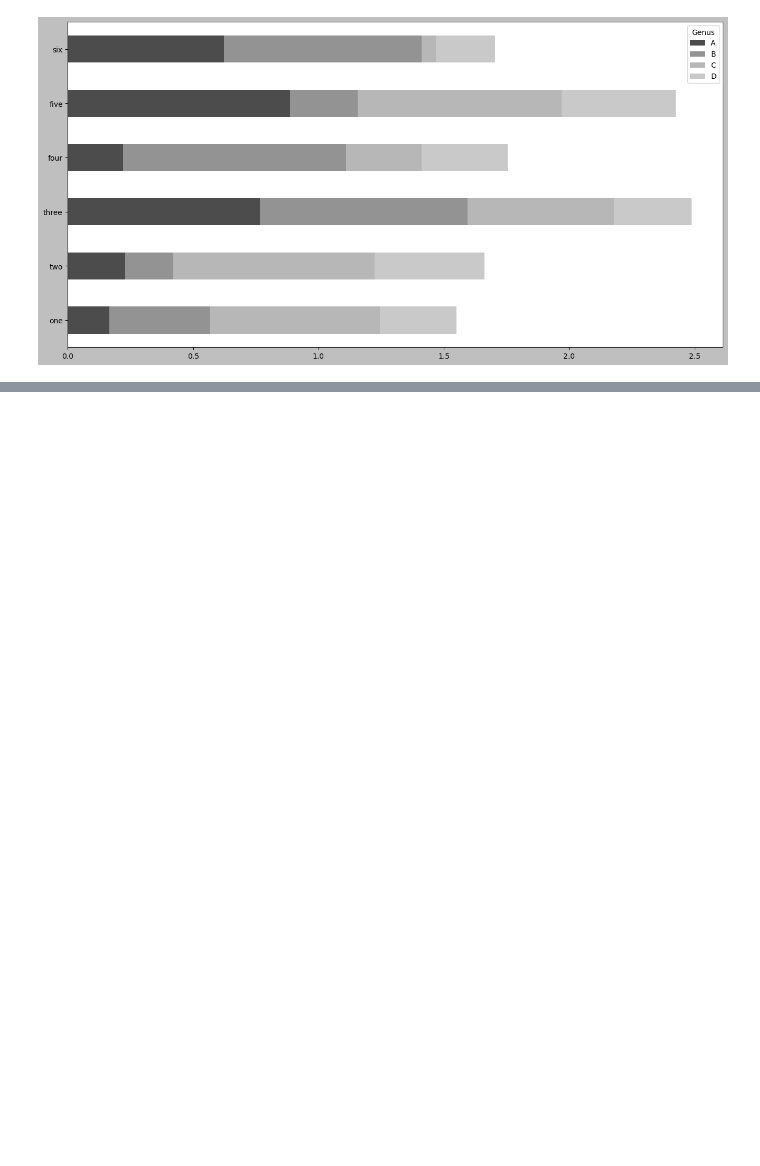
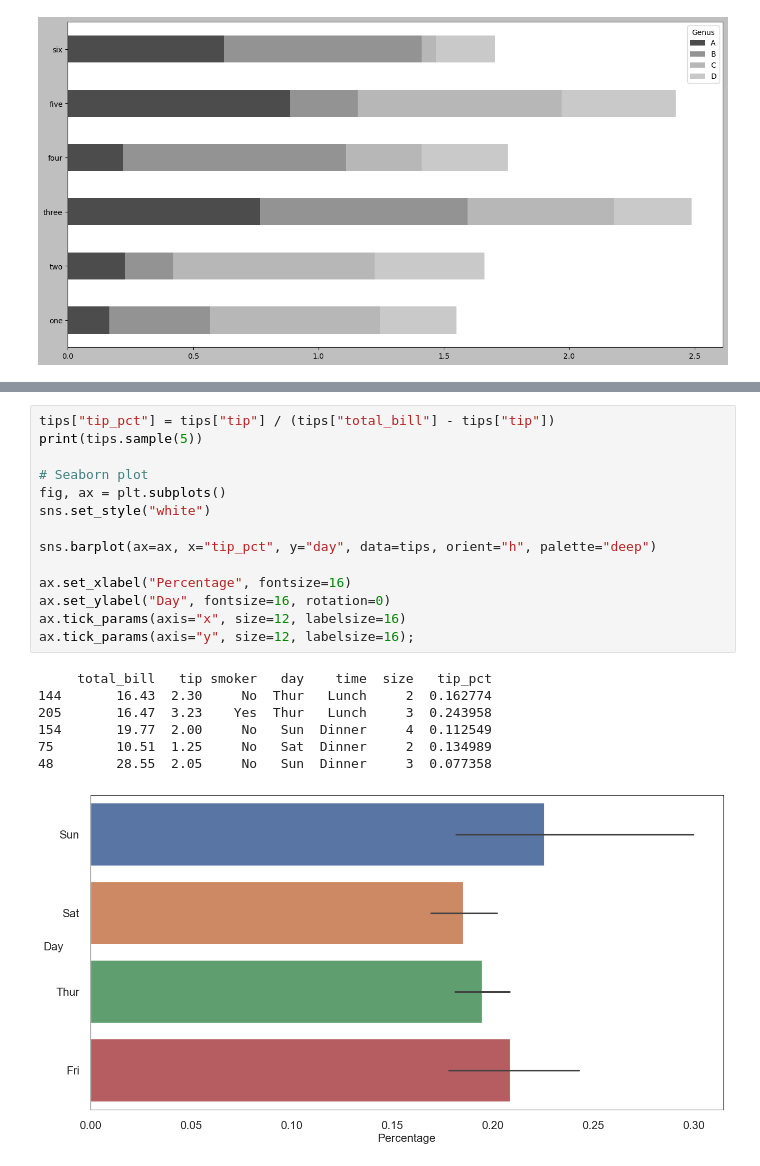
Before and after one commit to almanzanas/DataAnalystsJourney, a Jupyter notebook: python_data_analysis/basics/plotting_visualization.ipynb, the cells around one changed output, grey strips where cells are left out. Drawn from its saved outputs; the diff is of its cells as text; blank space fills up the shorter version.

```diff
--- a/python_data_analysis/basics/plotting_visualization.ipynb
+++ b/python_data_analysis/basics/plotting_visualization.ipynb
@@ -428,0 +505,22 @@ None
+# %%
+tips["tip_pct"] = tips["tip"] / (tips["total_bill"] - tips["tip"])
+print(tips.sample(5))
+
+# Seaborn plot
+fig, ax = plt.subplots()
+sns.set_style("white")
+
+sns.barplot(ax=ax, x="tip_pct", y="day", data=tips, orient="h", palette="deep")
+
+ax.set_xlabel("Percentage", fontsize=16)
+ax.set_ylabel("Day", fontsize=16, rotation=0)
+ax.tick_params(axis="x", size=12, labelsize=16)
+ax.tick_params(axis="y", size=12, labelsize=16);
+# %% [output]
+     total_bill   tip smoker   day    time  size   tip_pct
+144       16.43  2.30     No  Thur   Lunch     2  0.162774
+205       16.47  3.23    Yes  Thur   Lunch     3  0.243958
+154       19.77  2.00     No   Sun  Dinner     4  0.112549
+75        10.51  1.25     No   Sat  Dinner     2  0.134989
+48        28.55  2.05     No   Sun  Dinner     3  0.077358
+[figure, added]
```
Also changed, not shown: parts of 27 cells of this notebook.
